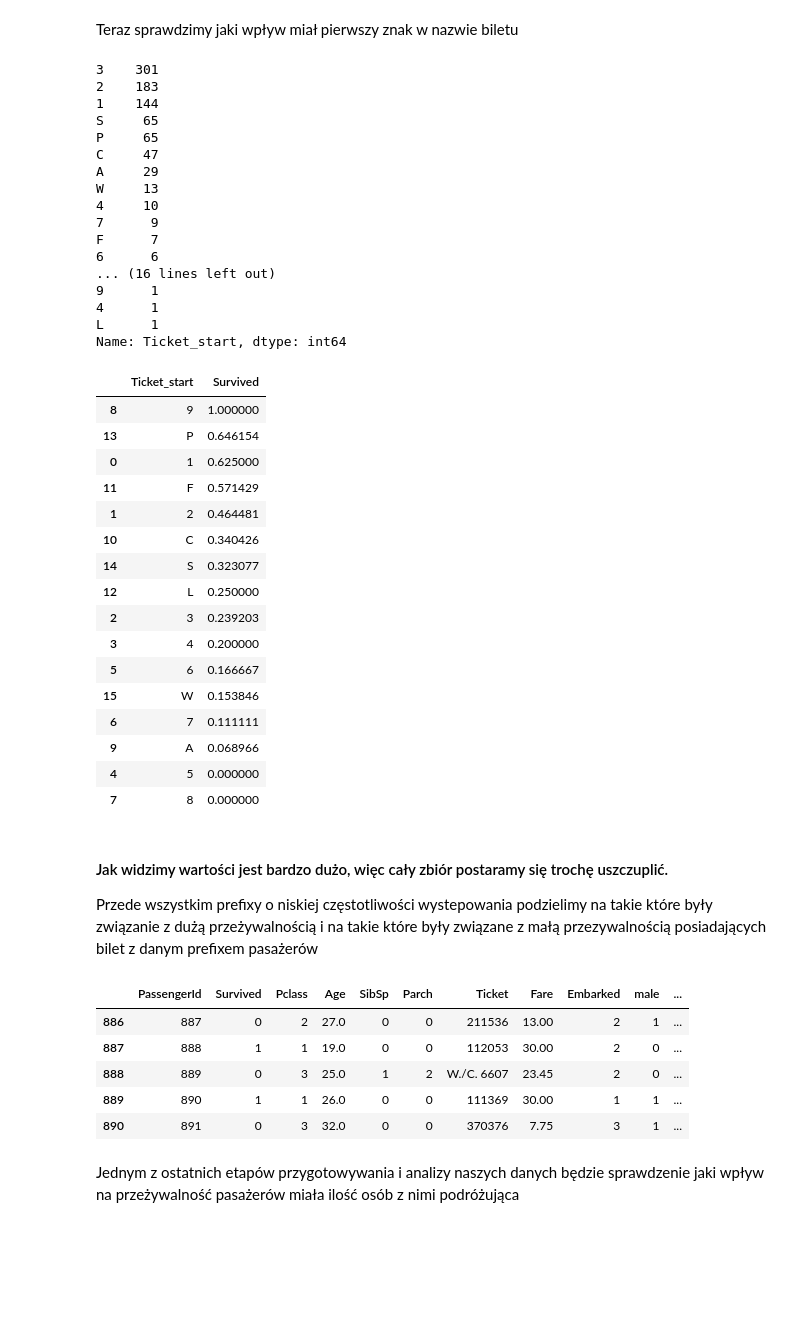
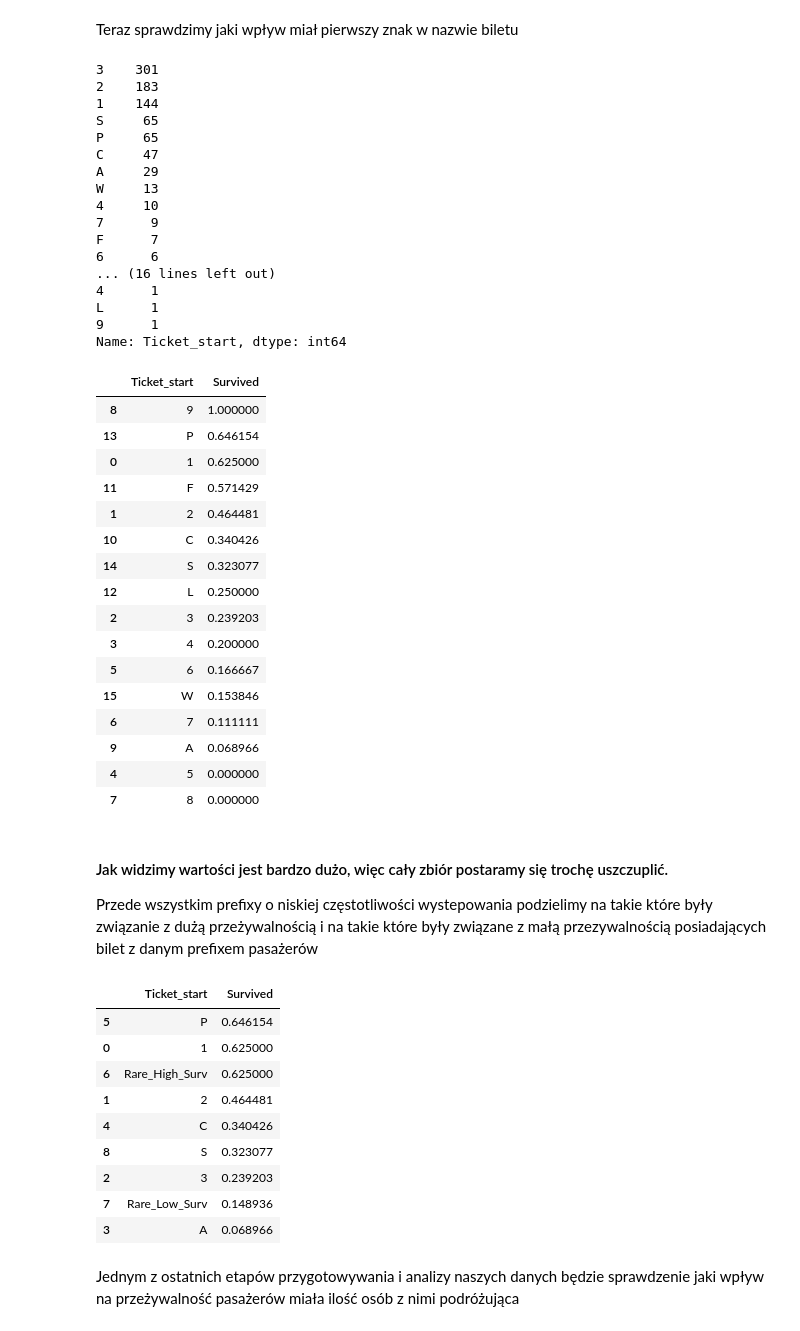
Before and after one commit to WojciechMatycz/Titanic, a Jupyter notebook: W_M_LR.ipynb, the cells around one changed output. Drawn from its saved outputs; the diff is of its cells as text; code cells hidden in the pictures; blank space fills up the shorter version.

```diff
--- a/W_M_LR.ipynb
+++ b/W_M_LR.ipynb
@@ -485,7 +489,7 @@ tit_train['Fare'].max()
 # %% [output]
 512.3292
 # %%
-bins = [-0.01, 50, 100, 200, 300, 513]
+bins = [-0.01, 50, 100, 200, 300, 600]
 
 tit_train['Fare_cut'] = pd.cut(tit_train['Fare'], bins)
 tit_test['Fare_cut'] = pd.cut(tit_test['Fare'], bins)
@@ -518,19 +522,20 @@ Jak widzimy pasażerowie posiadający droższe bilety rzeczywiście mieli wieksz
 Teraz dla każdego przedziału przypiszemy odpowiadający numer:
 # %%
 def fare_cut_to_number(value):
-    if str(value) == '(0, 50]':
+    if str(value) == '(-0.01, 50.0]':
         return 0
-    elif str(value) == '(50, 100]':
+    elif str(value) == '(50.0, 100.0]' or str(value) == '(200.0, 300.0]':
         return 1
-    elif str(value) == '(100, 200]':
+    elif str(value) == '(100.0, 200.0]':
         return 2
-    elif str(value) == '(200, 300]':
+    elif str(value) == '(300.0, 600.0]':
         return 3
-    else:
-        return 4
 # %%
-tit_train['Fare_cut'] = tit_train['Fare_cut'].apply(fare_cut_to_number)
-tit_test['Fare_cut'] = tit_test['Fare_cut'].apply(fare_cut_to_number)
+tit_train['Fare_cut'] = tit_train['Fare_cut'].apply(fare_cut_to_number).astype('int64')
+tit_test['Fare_cut'] = tit_test['Fare_cut'].apply(fare_cut_to_number).astype('int64')
+
+tit_train.drop('Fare', axis=1, inplace=True)
+tit_test.drop('Fare', axis=1, inplace=True)
 # %%
 tit_train.head()
 # %% [output]
@@ -617,9 +622,9 @@ W     13
 F      7
 6      6
 ... (16 lines left out)
-9      1
 4      1
 L      1
+9      1
 Name: Ticket_start, dtype: int64
 |  | Ticket_start | Survived |
 | 8 | 9 | 1.000000 |
@@ -645,16 +650,21 @@ Przede wszystkim prefixy o niskiej częstotliwości wystepowania podzielimy na t
 # %%
 tit_train['Ticket_start'] = tit_train['Ticket_start'].replace(['W', '4', '7', '6', 'L', '5', '8'], 'Rare_Low_Surv')
 tit_train['Ticket_start'] = tit_train['Ticket_start'].replace(['F', '9'], 'Rare_High_Surv')
 tit_test['Ticket_start'] = tit_test['Ticket_start'].replace(['W', '4', '7', '6', 'L', '5', '8'], 'Rare_Low_Surv')
 tit_test['Ticket_start'] = tit_test['Ticket_start'].replace(['F', '9'], 'Rare_High_Surv')
 tit_train.tail()
+tit_train.groupby('Ticket_start', as_index=False)['Survived'].mean().sort_values(by='Survived', ascending=False)
 # %% [output]
-|  | PassengerId | Survived | Pclass | Age | SibSp | Parch | Ticket | Fare | Embarked | male | ... |
-| 886 | 887 | 0 | 2 | 27.0 | 0 | 0 | 211536 | 13.00 | 2 | 1 | ... |
-| 887 | 888 | 1 | 1 | 19.0 | 0 | 0 | 112053 | 30.00 | 2 | 0 | ... |
-| 888 | 889 | 0 | 3 | 25.0 | 1 | 2 | W./C. 6607 | 23.45 | 2 | 0 | ... |
-| 889 | 890 | 1 | 1 | 26.0 | 0 | 0 | 111369 | 30.00 | 1 | 1 | ... |
-| 890 | 891 | 0 | 3 | 32.0 | 0 | 0 | 370376 | 7.75 | 3 | 1 | ... |
+|  | Ticket_start | Survived |
+| 5 | P | 0.646154 |
+| 0 | 1 | 0.625000 |
+| 6 | Rare_High_Surv | 0.625000 |
+| 1 | 2 | 0.464481 |
+| 4 | C | 0.340426 |
+| 8 | S | 0.323077 |
+| 2 | 3 | 0.239203 |
+| 7 | Rare_Low_Surv | 0.148936 |
+| 3 | A | 0.068966 |
 # %%
 ticket_dummies_train = pd.get_dummies(tit_train['Ticket_start'], prefix = 'Ticket_start')
 tit_train = pd.concat([tit_train.drop(['Ticket', 'Ticket_start'], axis=1),
```
Also changed, not shown: parts of 55 cells of this notebook, 1 other file.
